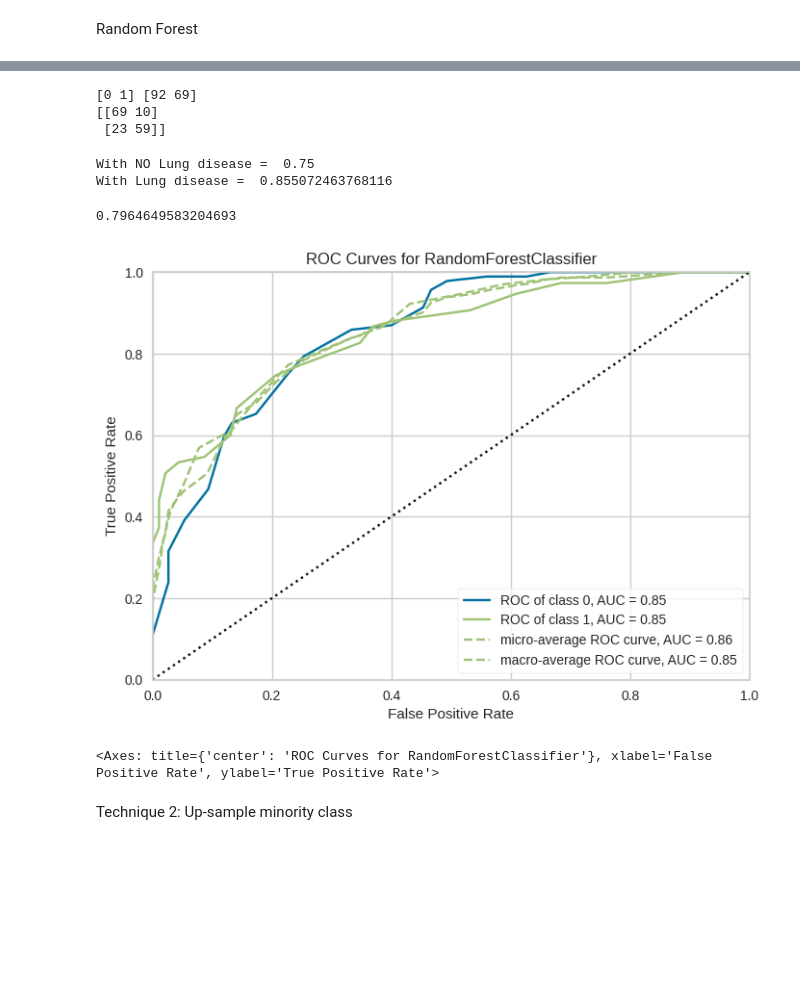
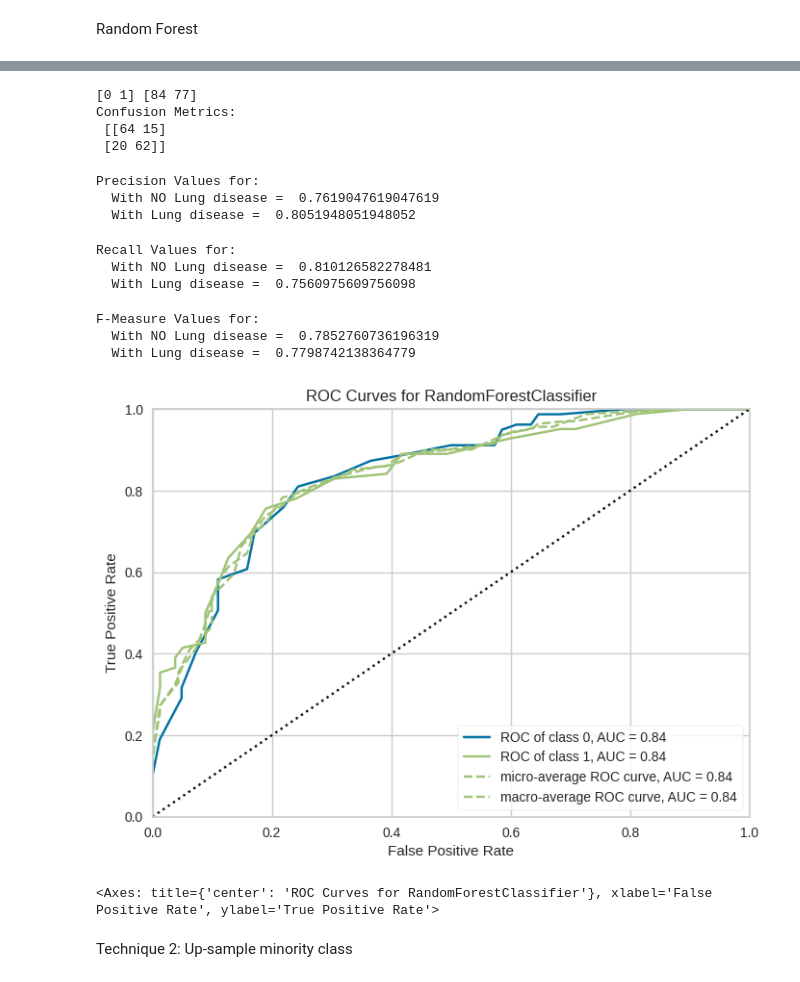
Before and after one commit to NancyBudgujjar/Liver-Disease-Prediction, a Jupyter notebook: Final_GEC_ML.ipynb, the cells around one changed output, grey strips where cells are left out. Cells and saved outputs as stored; diff of their text form; code cells hidden in the pictures; blank space fills up the shorter version.

```diff
--- a/Final_GEC_ML.ipynb
+++ b/Final_GEC_ML.ipynb
@@ -499,29 +644,50 @@ Accuracy =  0.7950310559006211
 print(unique, counts)
 
 cm = confusion_matrix(y_test_adasyn, prediction_test_adasyn)
-print(cm)
+print("Confusion Metrics: \n",cm)
 # %% [output]
-[0 1] [92 69]
-[[69 10]
- [23 59]]
+[0 1] [84 77]
+Confusion Metrics:
+ [[64 15]
+ [20 62]]
 # %%
-print("With NO Lung disease = ", cm[0,0] / (cm[0,0]+cm[1,0]))
-print("With Lung disease = ",   cm[1,1] / (cm[0,1]+cm[1,1]))
+print("Precision Values for: ")
+P0 = cm[0,0] / (cm[0,0]+cm[1,0])
+P1 = cm[1,1] / (cm[0,1]+cm[1,1])
+
+print("  With NO Lung disease = ", P0)
+print("  With Lung disease = ",   P1)
 # %% [output]
-With NO Lung disease =  0.75
-With Lung disease =  0.855072463768116
+Precision Values for:
+  With NO Lung disease =  0.7619047619047619
+  With Lung disease =  0.8051948051948052
-# %%
-print(roc_auc_score(y_test_adasyn, prediction_test_adasyn))
-# %% [output]
-0.7964649583204693
+# %%
+#Print individual recall values for each class, based on the confusion matrix
+print("Recall Values for: ")
+R0 = cm[0,0] / (cm[0,0]+cm[0,1])
+R1 = cm[1,1] / (cm[1,1]+cm[1,0])
+print("  With NO Lung disease = ", R0)
+print("  With Lung disease = ", R1)
+# %% [output]
+Recall Values for:
+  With NO Lung disease =  0.810126582278481
+  With Lung disease =  0.7560975609756098
+# %%
+print("F-Measure Values for: ")
+print("  With NO Lung disease = ", (2 * P0 * R0)/ (P0 + R0))
+print("  With Lung disease = ", (2 * P1 * R1)/ (P1 + R1))
+# %% [output]
+F-Measure Values for:
+  With NO Lung disease =  0.7852760736196319
+  With Lung disease =  0.7798742138364779
 # %%
 from yellowbrick.classifier import ROCAUC
-roc_auc=ROCAUC(model_SMOTE)
-roc_auc.fit(X_train_smote, y_train_smote)
-roc_auc.score(X_test_smote, y_test_smote)
+roc_auc=ROCAUC(model_adasyn)
+roc_auc.fit(X_train_adasyn, y_train_adasyn)
+roc_auc.score(X_test_adasyn, y_test_adasyn)
 roc_auc.show()
 # %% [output]
-[figure, old version]
+[figure, new version]
 <Axes: title={'center': 'ROC Curves for RandomForestClassifier'}, xlabel='False Positive Rate', ylabel='True Positive Rate'>
 # %% [markdown]
  Technique 2: Up-sample minority class
```
Also changed, not shown: parts of 56 cells of this notebook.
